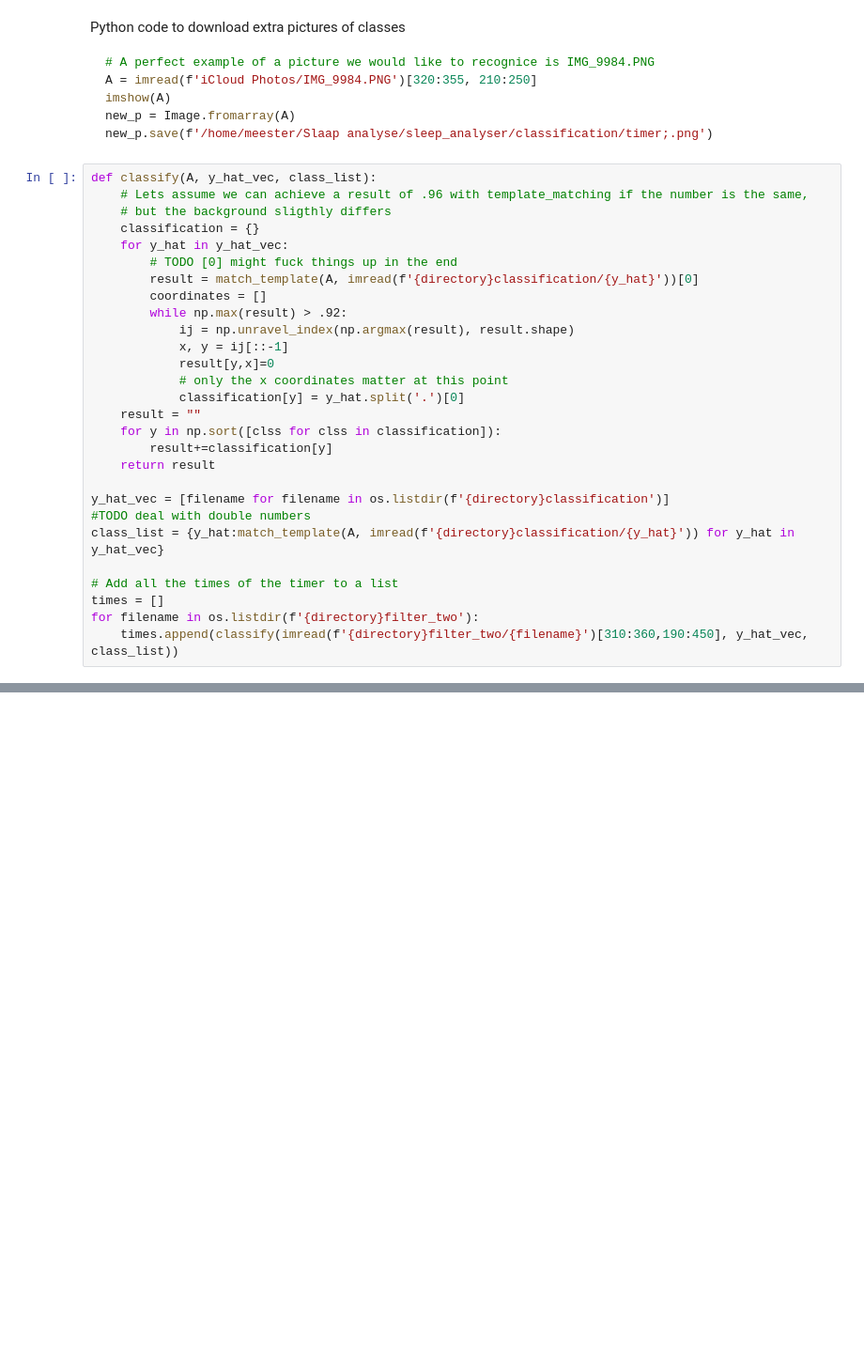
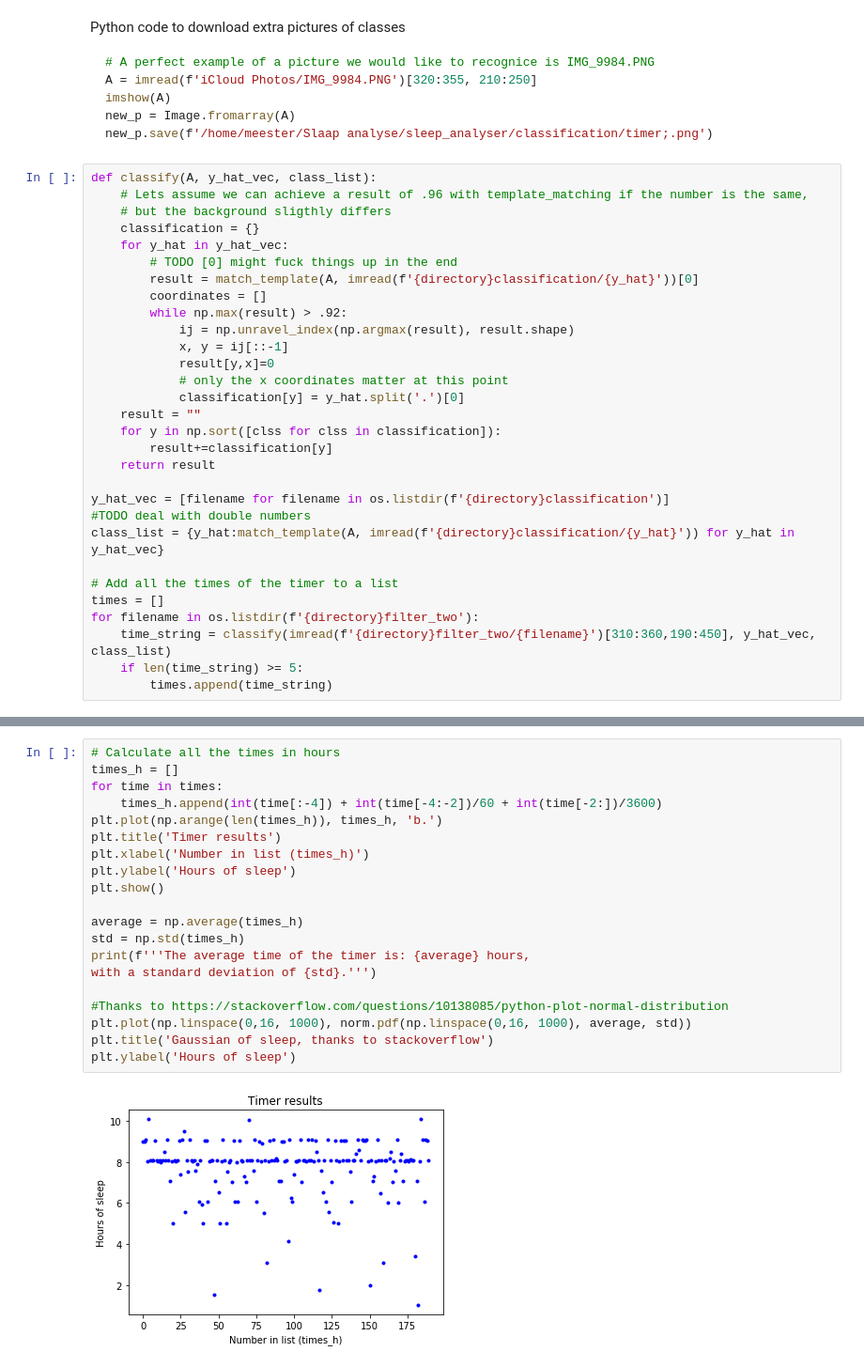
Before and after one commit to readmees/sleep_analyser, a Jupyter notebook: slaap_analyse.ipynb, the cells around one changed output, grey strips where cells are left out. Shown at 94% size. Saved outputs shown, nothing was run; the diff lists cells and outputs as text; blank space fills up the shorter version.

Commit message:
Converted hhmmss to h float and plotted some results, found the average and std,plotted the gaussian, the gaussian plot is from stack overflow, I might changee this later

```diff
--- a/slaap_analyse.ipynb
+++ b/slaap_analyse.ipynb
@@ -145,4 +148,6 @@ class_list = {y_hat:match_template(A, imread(f'{directory}classification/{y_hat}
 # Add all the times of the timer to a list
 times = []
 for filename in os.listdir(f'{directory}filter_two'):
-    times.append(classify(imread(f'{directory}filter_two/{filename}')[310:360,190:450], y_hat_vec, class_list))
+    time_string = classify(imread(f'{directory}filter_two/{filename}')[310:360,190:450], y_hat_vec, class_list)
+    if len(time_string) >= 5:
+        times.append(time_string)
@@ -153,0 +154,22 @@ print(times)
+# %%
+# Calculate all the times in hours
+times_h = []
+for time in times:
+    times_h.append(int(time[:-4]) + int(time[-4:-2])/60 + int(time[-2:])/3600)
+plt.plot(np.arange(len(times_h)), times_h, 'b.')
+plt.title('Timer results')
+plt.xlabel('Number in list (times_h)')
+plt.ylabel('Hours of sleep')
+plt.show()
+
+average = np.average(times_h)
+std = np.std(times_h)
+print(f'''The average time of the timer is: {average} hours,
+with a standard deviation of {std}.''')
+
+#Thanks to https://stackoverflow.com/questions/10138085/python-plot-normal-distribution
+plt.plot(np.linspace(0,16, 1000), norm.pdf(np.linspace(0,16, 1000), average, std))
+plt.title('Gaussian of sleep, thanks to stackoverflow')
+plt.ylabel('Hours of sleep')
+# %% [output]
+[figure, added]
```
Also changed, not shown: parts of 4 cells of this notebook.
